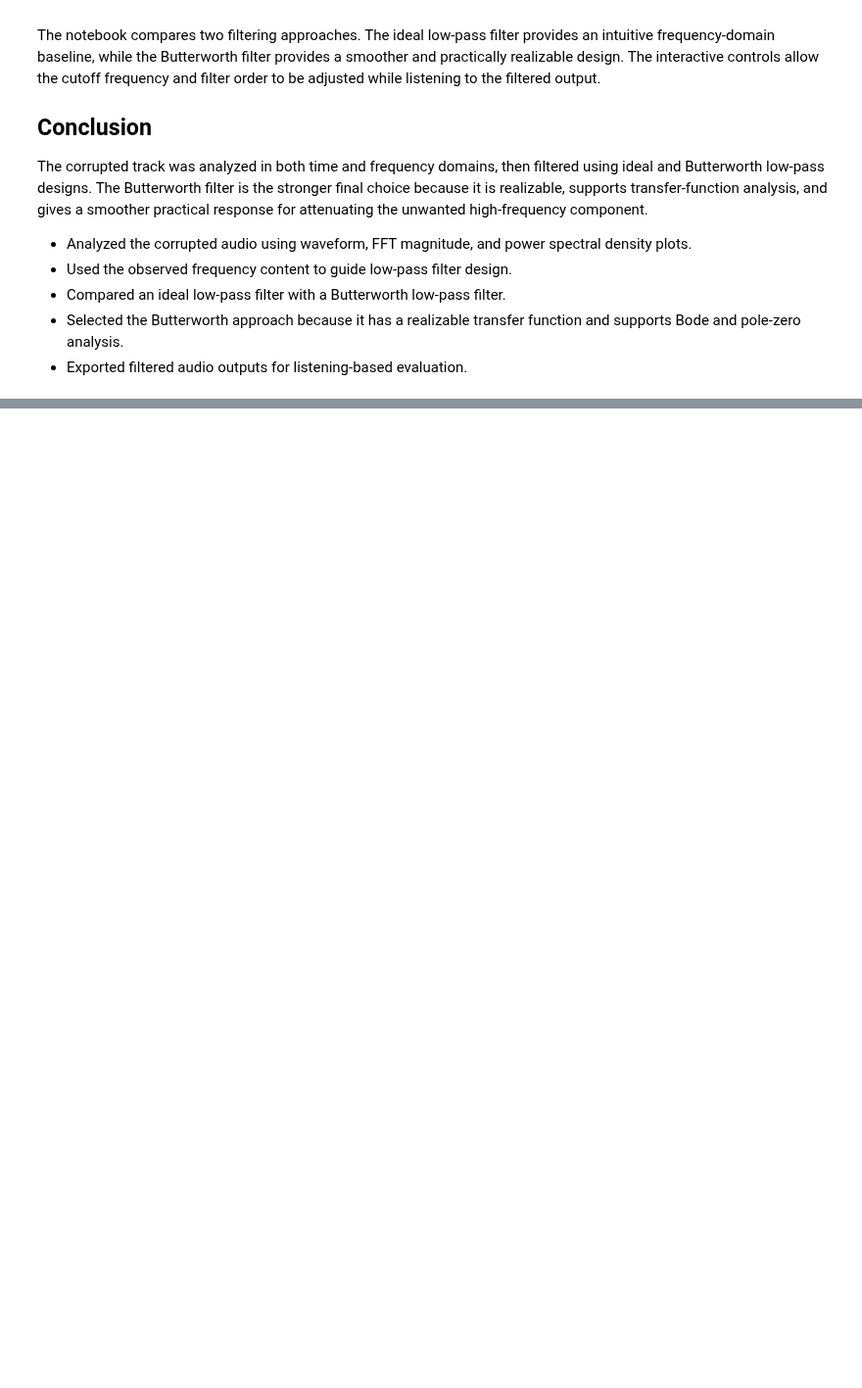
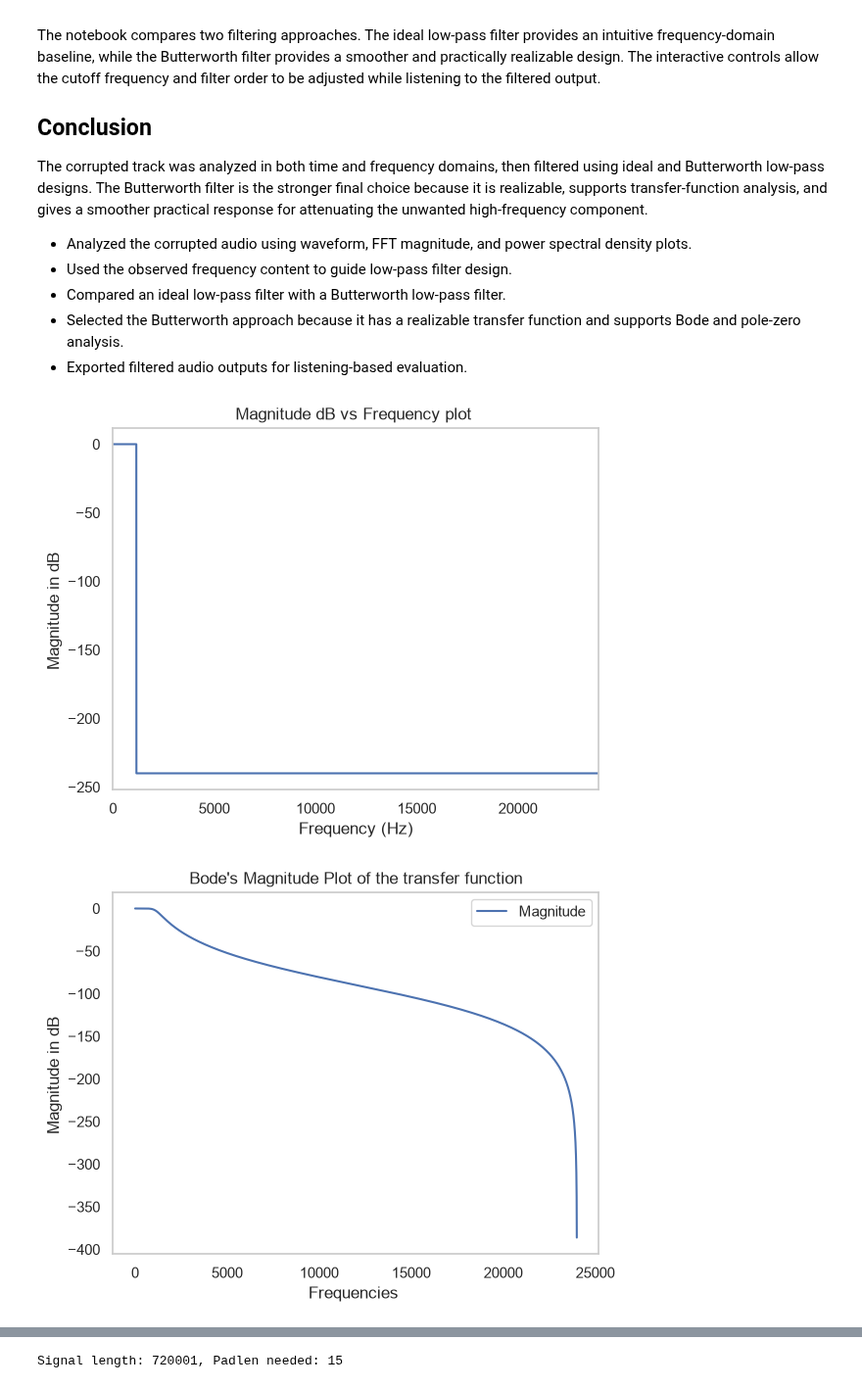
Before and after one commit to Vasudev2007/Frequency-Domain-Image-Fusion-and-Audio-De-Mixing, a Jupyter notebook: audio_demixing/notebook/Q2.Code.ipynb, the cells around one changed output, grey strips where cells are left out. Shown at 98% size. Cells and saved outputs as stored; diff of their text form; code cells hidden in the pictures; blank space fills up the shorter version.

Commit message:
docs: finalize professional portfolio with static notebook outputs

```diff
--- a/audio_demixing/notebook/Q2.Code.ipynb
+++ b/audio_demixing/notebook/Q2.Code.ipynb
@@ -261,3 +261,11 @@ The corrupted track was analyzed in both time and frequency domains, then filter
 - Compared an ideal low-pass filter with a Butterworth low-pass filter.
 - Selected the Butterworth approach because it has a realizable transfer function and supports Bode and pole-zero analysis.
 - Exported filtered audio outputs for listening-based evaluation.
+# %%
+# Static example for GitHub portfolio rendering - Ideal Lowpass\n
+apply_ideal_lowpass_filter(cutoff=1150)
+# Static example for GitHub portfolio rendering - Butterworth\n
+apply_butterworth_lowpass_filter(signal=audio_signal, sampling_rate=sampling_rate, cutoff=1150, order=4)
+# %% [output]
+[figure, added]
+[figure, added]
@@ -263,0 +274 @@ The corrupted track was analyzed in both time and frequency domains, then filter
+Signal length: 720001, Padlen needed: 15
```
Also changed, not shown: parts of 8 cells of this notebook, 3 other files.
